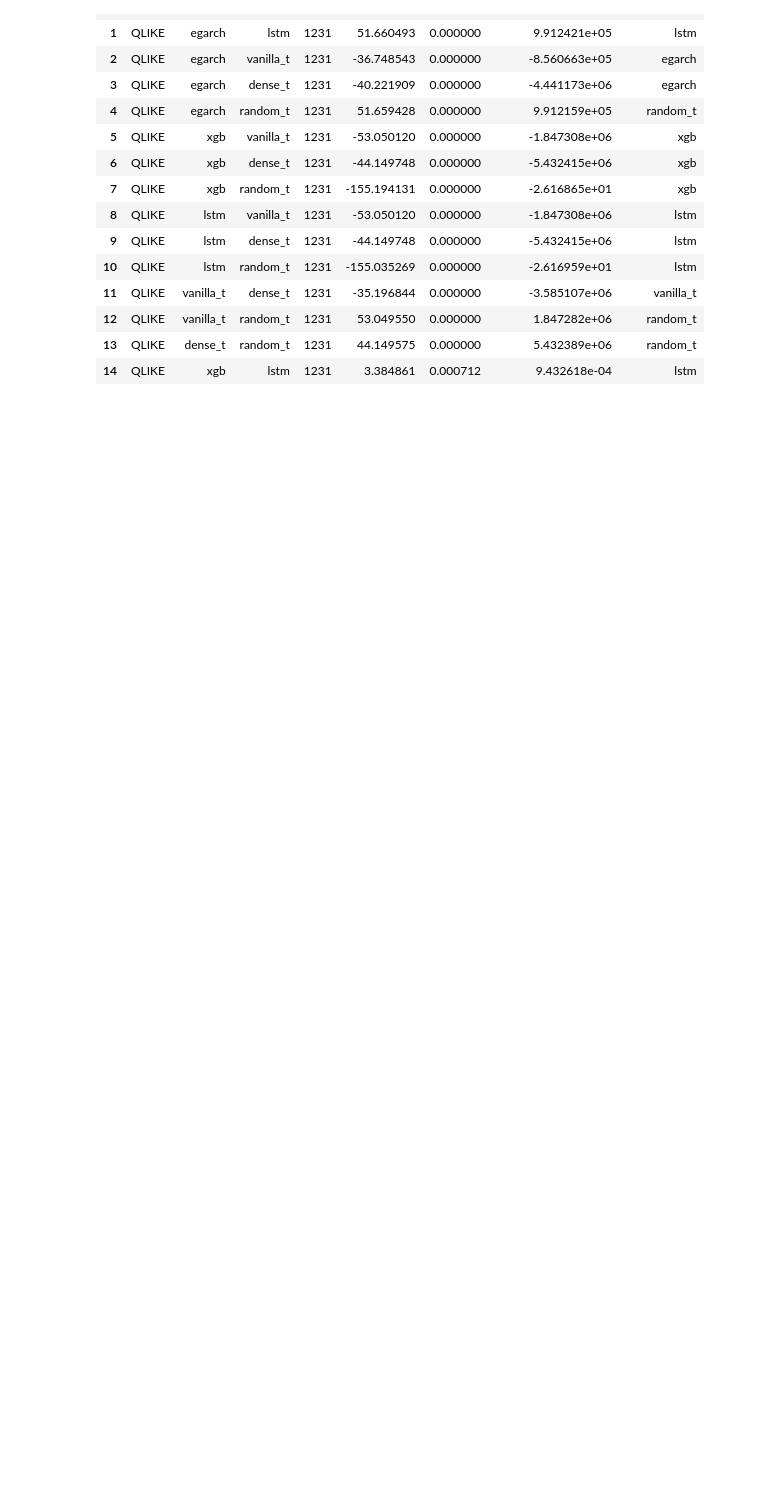
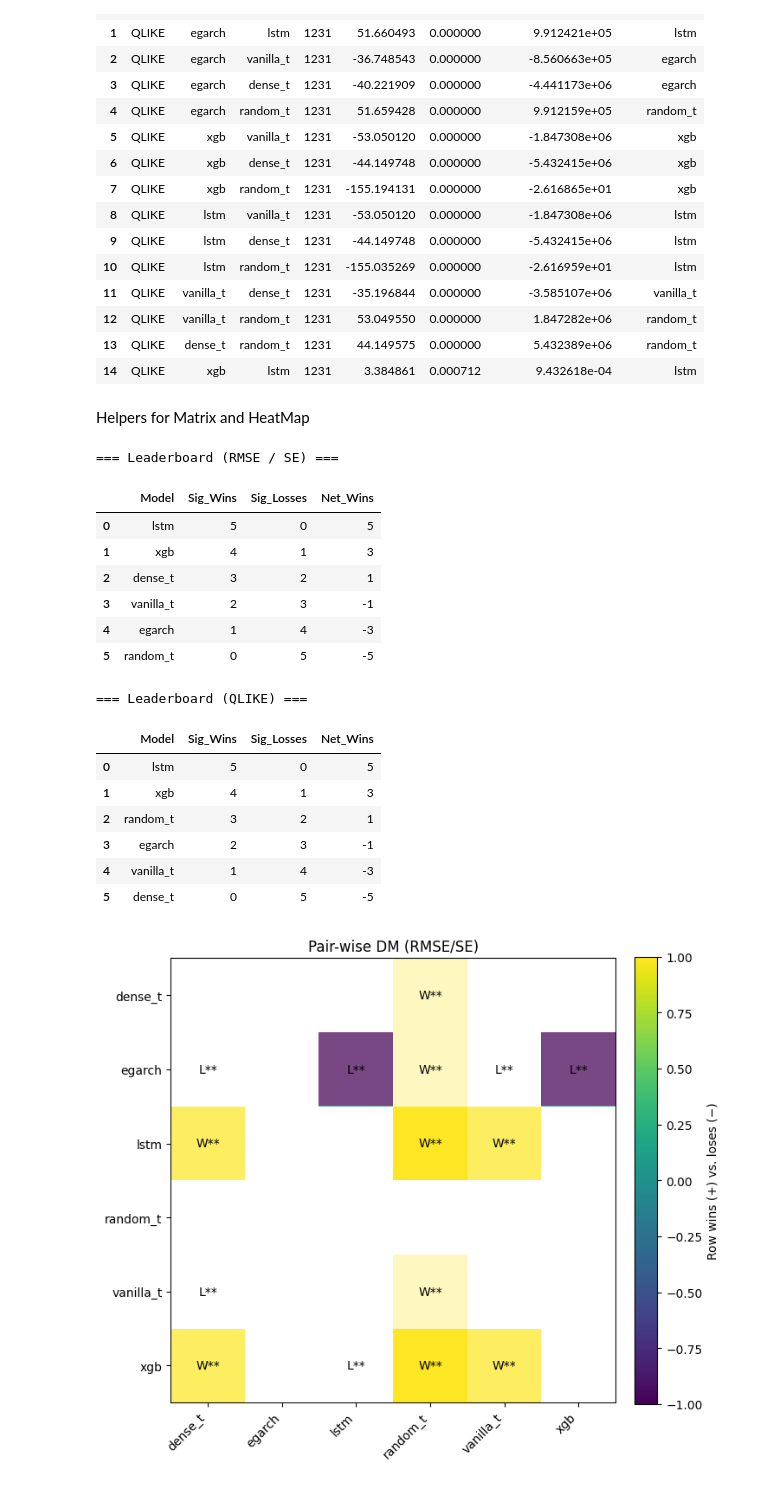
Before and after one commit to C3lineTan/DSE4101-CryptoWhale-2, a Jupyter notebook: ETH Models/DM Test_ETH.ipynb, the cells around one changed output. Saved outputs shown, nothing was run; the diff lists cells and outputs as text; code cells hidden in the pictures; blank space fills up the shorter version.

Commit message:
add visualisations for dm test

```diff
--- a/ETH Models/DM Test_ETH.ipynb
+++ b/ETH Models/DM Test_ETH.ipynb
@@ -251,3 +254,5 @@ display(dm_ql)
 | 12 | QLIKE | vanilla_t | random_t | 1231 | 53.049550 | 0.000000 | 1.847282e+06 | random_t |
 | 13 | QLIKE | dense_t | random_t | 1231 | 44.149575 | 0.000000 | 5.432389e+06 | random_t |
 | 14 | QLIKE | xgb | lstm | 1231 | 3.384861 | 0.000712 | 9.432618e-04 | lstm |
+# %% [markdown]
+Helpers for Matrix and HeatMap
@@ -253,0 +359,34 @@ display(dm_ql)
+# %%
+models = get_models(dm_df)
+
+# Leaderboards
+lb_rmse  = build_leaderboard(dm_df, loss='SE',    alpha=0.05)
+lb_qlike = build_leaderboard(dm_df, loss='QLIKE', alpha=0.05)
+
+print("=== Leaderboard (RMSE / SE) ===")
+display(lb_rmse)
+
+print("\n=== Leaderboard (QLIKE) ===")
+display(lb_qlike)
+
+# Separate heatmaps
+plot_dm_heatmap(dm_df, loss='SE',    alpha=0.05, title="Pair-wise DM (RMSE/SE)")
+plot_dm_heatmap(dm_df, loss='QLIKE', alpha=0.05, title="Pair-wise DM (QLIKE)")
+# %% [output]
+=== Leaderboard (RMSE / SE) ===
+|  | Model | Sig_Wins | Sig_Losses | Net_Wins |
+| 0 | lstm | 5 | 0 | 5 |
+| 1 | xgb | 4 | 1 | 3 |
+| 2 | dense_t | 3 | 2 | 1 |
+| 3 | vanilla_t | 2 | 3 | -1 |
+| 4 | egarch | 1 | 4 | -3 |
+| 5 | random_t | 0 | 5 | -5 |
+=== Leaderboard (QLIKE) ===
+|  | Model | Sig_Wins | Sig_Losses | Net_Wins |
+| 0 | lstm | 5 | 0 | 5 |
+| 1 | xgb | 4 | 1 | 3 |
+| 2 | random_t | 3 | 2 | 1 |
+| 3 | egarch | 2 | 3 | -1 |
+| 4 | vanilla_t | 1 | 4 | -3 |
+| 5 | dense_t | 0 | 5 | -5 |
+[figure, added]
```
Also changed, not shown: parts of 3 cells of this notebook.
